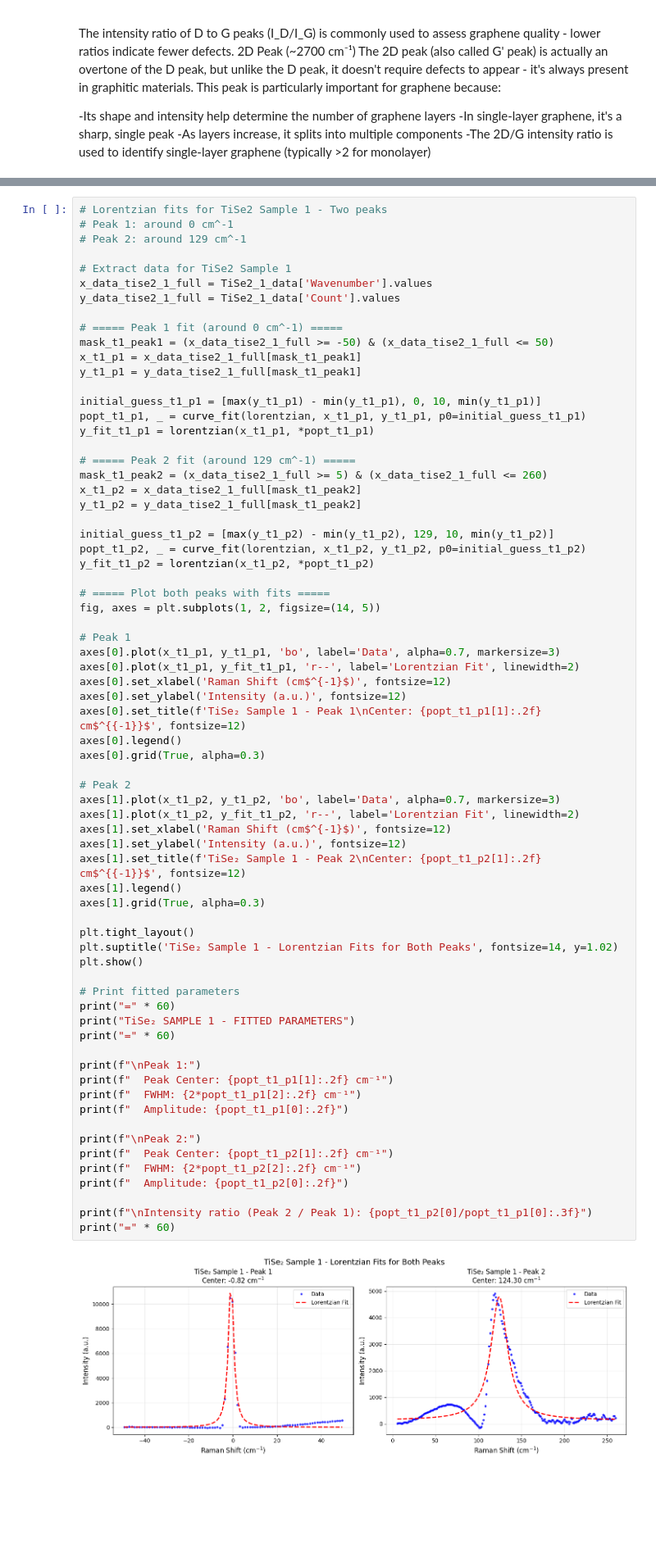
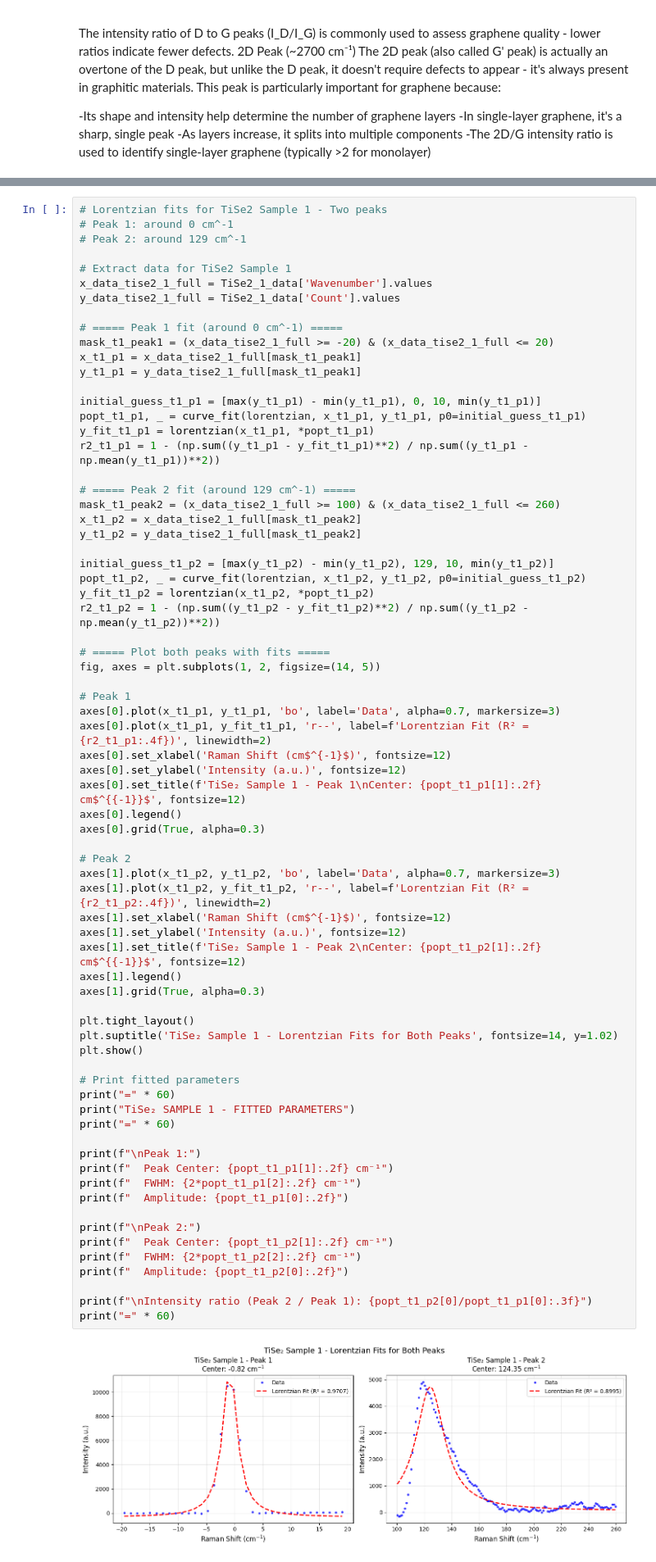
Before and after one commit to FattDuckk/solid_states, a Jupyter notebook: graph_analysis.ipynb, the cells around one changed output, grey strips where cells are left out. Shown at 82% size. Cells and saved outputs as stored; diff of their text form; blank space fills up the shorter version.

```diff
--- a/graph_analysis.ipynb
+++ b/graph_analysis.ipynb
@@ -368,29 +372,31 @@ x_data_tise2_1_full = TiSe2_1_data['Wavenumber'].values
 y_data_tise2_1_full = TiSe2_1_data['Count'].values
 
 # ===== Peak 1 fit (around 0 cm^-1) =====
-mask_t1_peak1 = (x_data_tise2_1_full >= -50) & (x_data_tise2_1_full <= 50)
+mask_t1_peak1 = (x_data_tise2_1_full >= -20) & (x_data_tise2_1_full <= 20)
 x_t1_p1 = x_data_tise2_1_full[mask_t1_peak1]
 y_t1_p1 = y_data_tise2_1_full[mask_t1_peak1]
 
 initial_guess_t1_p1 = [max(y_t1_p1) - min(y_t1_p1), 0, 10, min(y_t1_p1)]
 popt_t1_p1, _ = curve_fit(lorentzian, x_t1_p1, y_t1_p1, p0=initial_guess_t1_p1)
 y_fit_t1_p1 = lorentzian(x_t1_p1, *popt_t1_p1)
+r2_t1_p1 = 1 - (np.sum((y_t1_p1 - y_fit_t1_p1)**2) / np.sum((y_t1_p1 - np.mean(y_t1_p1))**2))
 
 # ===== Peak 2 fit (around 129 cm^-1) =====
-mask_t1_peak2 = (x_data_tise2_1_full >= 5) & (x_data_tise2_1_full <= 260)
+mask_t1_peak2 = (x_data_tise2_1_full >= 100) & (x_data_tise2_1_full <= 260)
 x_t1_p2 = x_data_tise2_1_full[mask_t1_peak2]
 y_t1_p2 = y_data_tise2_1_full[mask_t1_peak2]
 
 initial_guess_t1_p2 = [max(y_t1_p2) - min(y_t1_p2), 129, 10, min(y_t1_p2)]
 popt_t1_p2, _ = curve_fit(lorentzian, x_t1_p2, y_t1_p2, p0=initial_guess_t1_p2)
 y_fit_t1_p2 = lorentzian(x_t1_p2, *popt_t1_p2)
+r2_t1_p2 = 1 - (np.sum((y_t1_p2 - y_fit_t1_p2)**2) / np.sum((y_t1_p2 - np.mean(y_t1_p2))**2))
 
 # ===== Plot both peaks with fits =====
 fig, axes = plt.subplots(1, 2, figsize=(14, 5))
 
 # Peak 1
 axes[0].plot(x_t1_p1, y_t1_p1, 'bo', label='Data', alpha=0.7, markersize=3)
-axes[0].plot(x_t1_p1, y_fit_t1_p1, 'r--', label='Lorentzian Fit', linewidth=2)
+axes[0].plot(x_t1_p1, y_fit_t1_p1, 'r--', label=f'Lorentzian Fit (R² = {r2_t1_p1:.4f})', linewidth=2)
 axes[0].set_xlabel('Raman Shift (cm$^{-1}$)', fontsize=12)
 axes[0].set_ylabel('Intensity (a.u.)', fontsize=12)
 axes[0].set_title(f'TiSe₂ Sample 1 - Peak 1\nCenter: {popt_t1_p1[1]:.2f} cm$^{{-1}}$', fontsize=12)
@@ -399,36 +405,36 @@ axes[0].grid(True, alpha=0.3)
 
 # Peak 2
 axes[1].plot(x_t1_p2, y_t1_p2, 'bo', label='Data', alpha=0.7, markersize=3)
-axes[1].plot(x_t1_p2, y_fit_t1_p2, 'r--', label='Lorentzian Fit', linewidth=2)
+axes[1].plot(x_t1_p2, y_fit_t1_p2, 'r--', label=f'Lorentzian Fit (R² = {r2_t1_p2:.4f})', linewidth=2)
 axes[1].set_xlabel('Raman Shift (cm$^{-1}$)', fontsize=12)
 axes[1].set_ylabel('Intensity (a.u.)', fontsize=12)
 axes[1].set_title(f'TiSe₂ Sample 1 - Peak 2\nCenter: {popt_t1_p2[1]:.2f} cm$^{{-1}}$', fontsize=12)
 axes[1].legend()
 axes[1].grid(True, alpha=0.3)
 
 plt.tight_layout()
 plt.suptitle('TiSe₂ Sample 1 - Lorentzian Fits for Both Peaks', fontsize=14, y=1.02)
 plt.show()
 
 # Print fitted parameters
 print("=" * 60)
 print("TiSe₂ SAMPLE 1 - FITTED PARAMETERS")
 print("=" * 60)
 
 print(f"\nPeak 1:")
 print(f"  Peak Center: {popt_t1_p1[1]:.2f} cm⁻¹")
 print(f"  FWHM: {2*popt_t1_p1[2]:.2f} cm⁻¹")
 print(f"  Amplitude: {popt_t1_p1[0]:.2f}")
 
 print(f"\nPeak 2:")
 print(f"  Peak Center: {popt_t1_p2[1]:.2f} cm⁻¹")
 print(f"  FWHM: {2*popt_t1_p2[2]:.2f} cm⁻¹")
 print(f"  Amplitude: {popt_t1_p2[0]:.2f}")
 
 print(f"\nIntensity ratio (Peak 2 / Peak 1): {popt_t1_p2[0]/popt_t1_p1[0]:.3f}")
 print("=" * 60)
 # %% [output]
-[figure, old version]
+[figure, new version]
 ============================================================
 TiSe₂ SAMPLE 1 - FITTED PARAMETERS
 ============================================================
```
Also changed, not shown: parts of 5 cells of this notebook, 5 other files.
